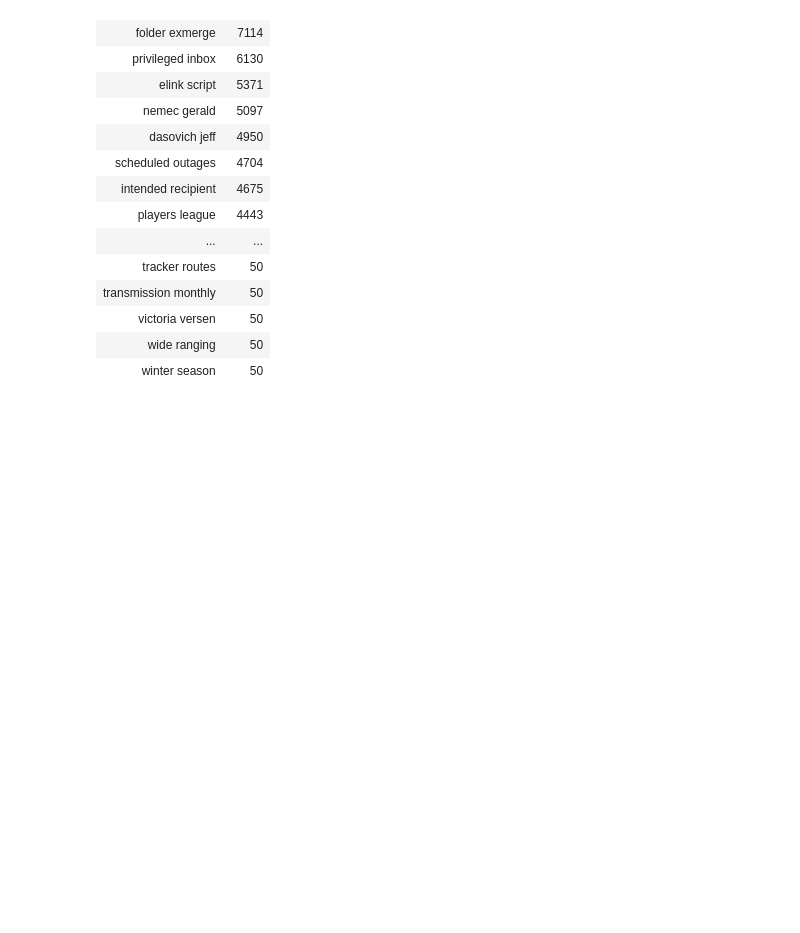
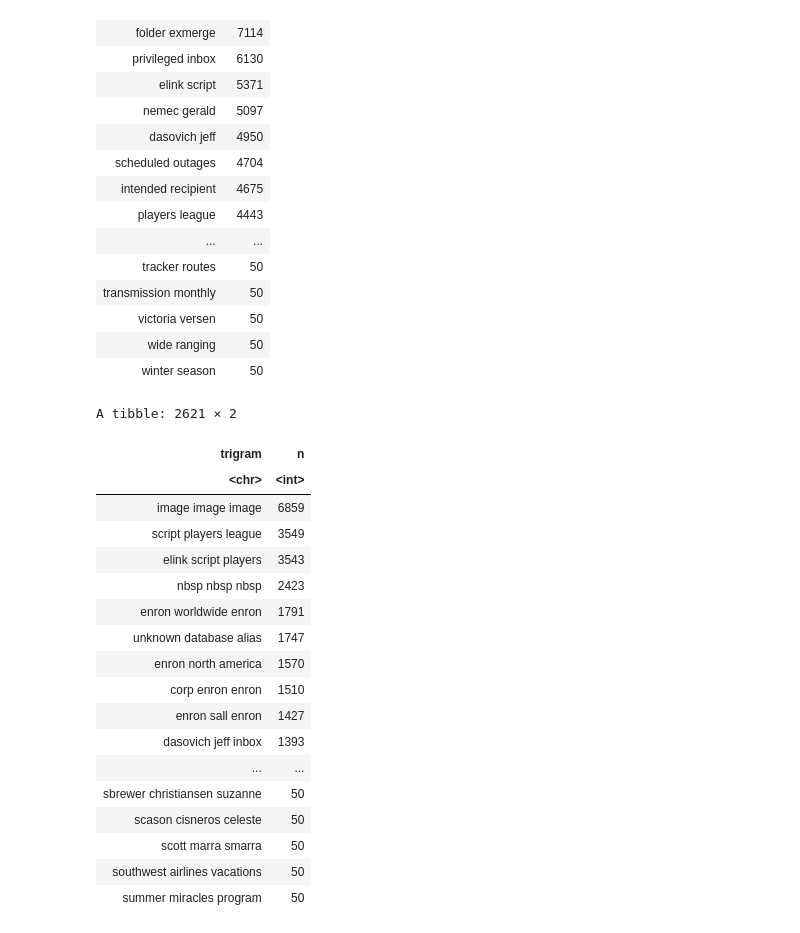
Before and after one commit to bryanjonas/EnronCorpusEDA, a Jupyter notebook: REnronLoad.ipynb, the cells around one changed output. Saved outputs shown, nothing was run; the diff lists cells and outputs as text; code cells hidden in the pictures; blank space fills up the shorter version.

Commit message:
Add 3-grams

```diff
--- a/REnronLoad.ipynb
+++ b/REnronLoad.ipynb
@@ -58,7 +58,7 @@ A tibble: 8048 × 2
 | zhiyun | 100 |
 # %%
 tech_words <- c('font', 'mime', 'http', 'charset', 'src', 'href', 'type', 'text', 'encoding',
-               'content', 'ascii', 'arial', 'helvetica', 'pst', 'thyme')
+               'content', 'ascii', 'arial', 'helvetica', 'pst', 'thyme', 'nbsp')
 # %%
 #ngram_list <- df %>%
 df %>%
@@ -106,3 +106,54 @@ A tibble: 8409 × 2
 | victoria versen | 50 |
 | wide ranging | 50 |
 | winter season | 50 |
+# %%
+df %>%
+  unnest_tokens(trigram, V1, token = "ngrams", n = 3) %>%
+  separate(trigram, c("word1", "word2", "word3"), sep = " ") %>%
+  filter(
+    !word1 %in% stop_words$word,                 # remove stopwords from both words in bi-gram
+    !word2 %in% stop_words$word,
+    !word3 %in% stop_words$word,
+    !str_detect(word1, pattern = "[[:digit:]]"), # removes any words with numeric digits
+    !str_detect(word2, pattern = "[[:digit:]]"),
+    !str_detect(word3, pattern = "[[:digit:]]"),
+    !str_detect(word1, pattern = "[[:punct:]]"), # removes any remaining punctuations
+    !str_detect(word2, pattern = "[[:punct:]]"),
+    !str_detect(word3, pattern = "[[:punct:]]"),
+    !str_detect(word1, pattern = "(.)\\1{2,}"),  # removes any words with 3 or more repeated letters
+    !str_detect(word2, pattern = "(.)\\1{2,}"),
+    !str_detect(word3, pattern = "(.)\\1{2,}"),
+    !str_detect(word1, pattern = "\\b(.)\\b"),   # removes any remaining single letter words
+    !str_detect(word1, pattern = "\\b(.)\\b"),
+    !str_detect(word3, pattern = "\\b(.)\\b"),
+    nchar(word1) >= 4,
+    nchar(word2) >= 4,
+    nchar(word3) >= 4,
+    !word1 %in% tech_words,
+    !word2 %in% tech_words,
+    !word3 %in% tech_words
+    ) %>%
+  unite("trigram", c(word1, word2, word3), sep = " ") %>%
+  count(trigram) %>%
+  filter(n >= 50) %>%
+  arrange(desc(n))
+# %% [output]
+A tibble: 2621 × 2
+| trigram | n |
+| <chr> | <int> |
+| image image image | 6859 |
+| script players league | 3549 |
+| elink script players | 3543 |
+| nbsp nbsp nbsp | 2423 |
+| enron worldwide enron | 1791 |
+| unknown database alias | 1747 |
+| enron north america | 1570 |
+| corp enron enron | 1510 |
+| enron sall enron | 1427 |
+| dasovich jeff inbox | 1393 |
+| ... | ... |
+| sbrewer christiansen suzanne | 50 |
+| scason cisneros celeste | 50 |
+| scott marra smarra | 50 |
+| southwest airlines vacations | 50 |
+| summer miracles program | 50 |
```
